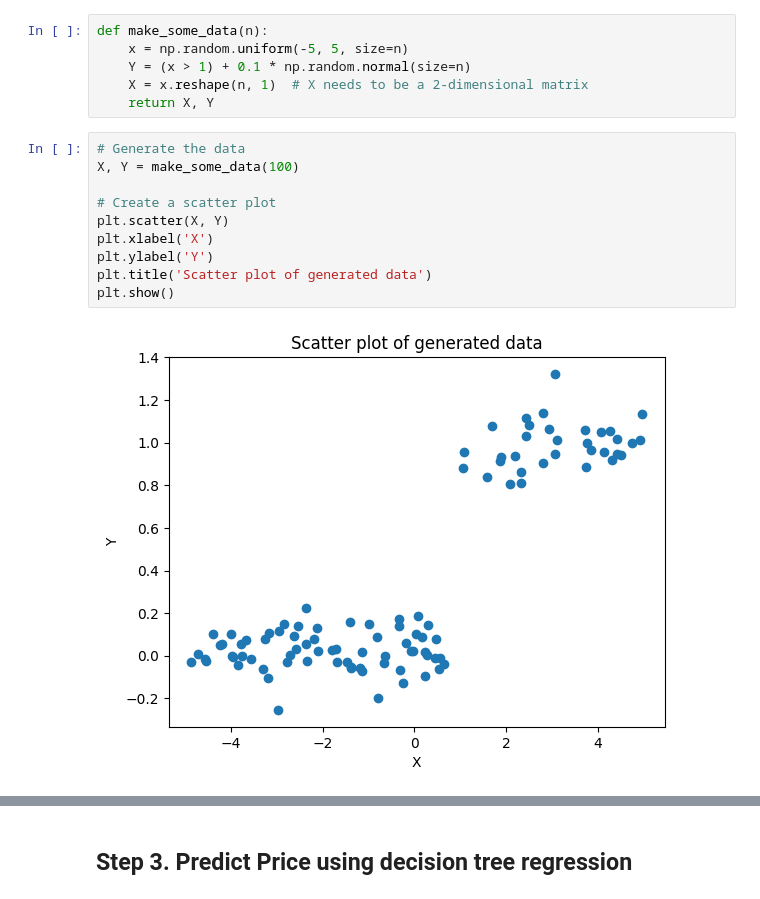
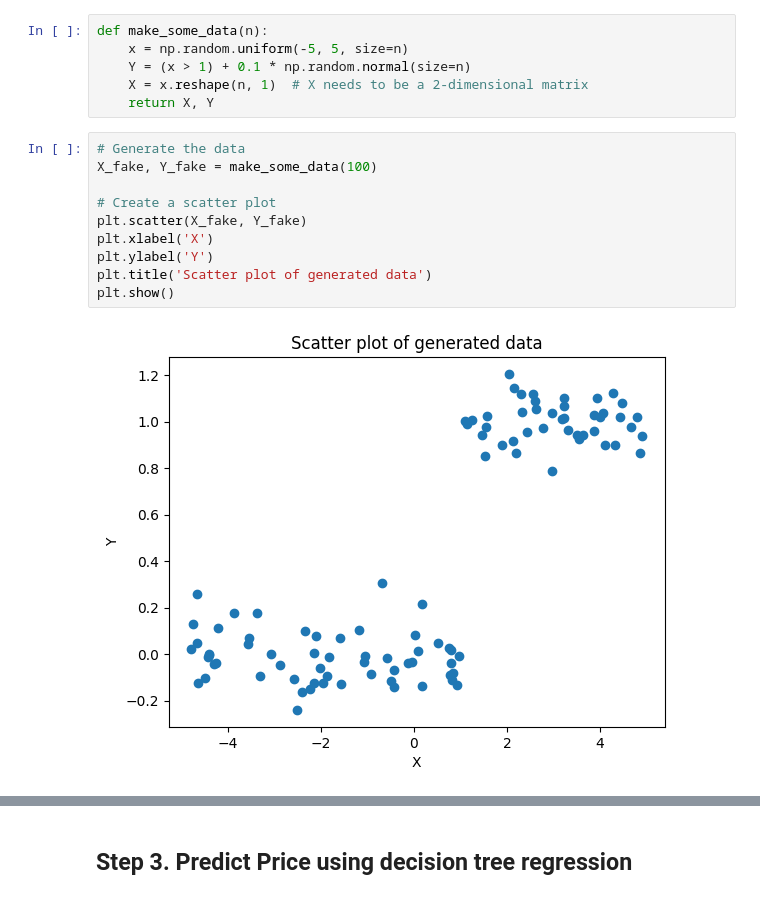
Before and after one commit to Zhiyuan-Holly-ZHANG/Applied-ML-2024, a Jupyter notebook: Assignment/A1.ipynb, the cells around one changed output, grey strips where cells are left out. Cells and saved outputs as stored; diff of their text form.

```diff
--- a/Assignment/A1.ipynb
+++ b/Assignment/A1.ipynb
@@ -796,13 +695,13 @@ def make_some_data(n):
     return X, Y
 # %%
 # Generate the data
-X, Y = make_some_data(100)
+X_fake, Y_fake = make_some_data(100)
 
 # Create a scatter plot
-plt.scatter(X, Y)
+plt.scatter(X_fake, Y_fake)
 plt.xlabel('X')
 plt.ylabel('Y')
 plt.title('Scatter plot of generated data')
 plt.show()
 # %% [output]
-[figure, old version]
+[figure, new version]
```
Also changed, not shown: parts of 17 cells of this notebook.
